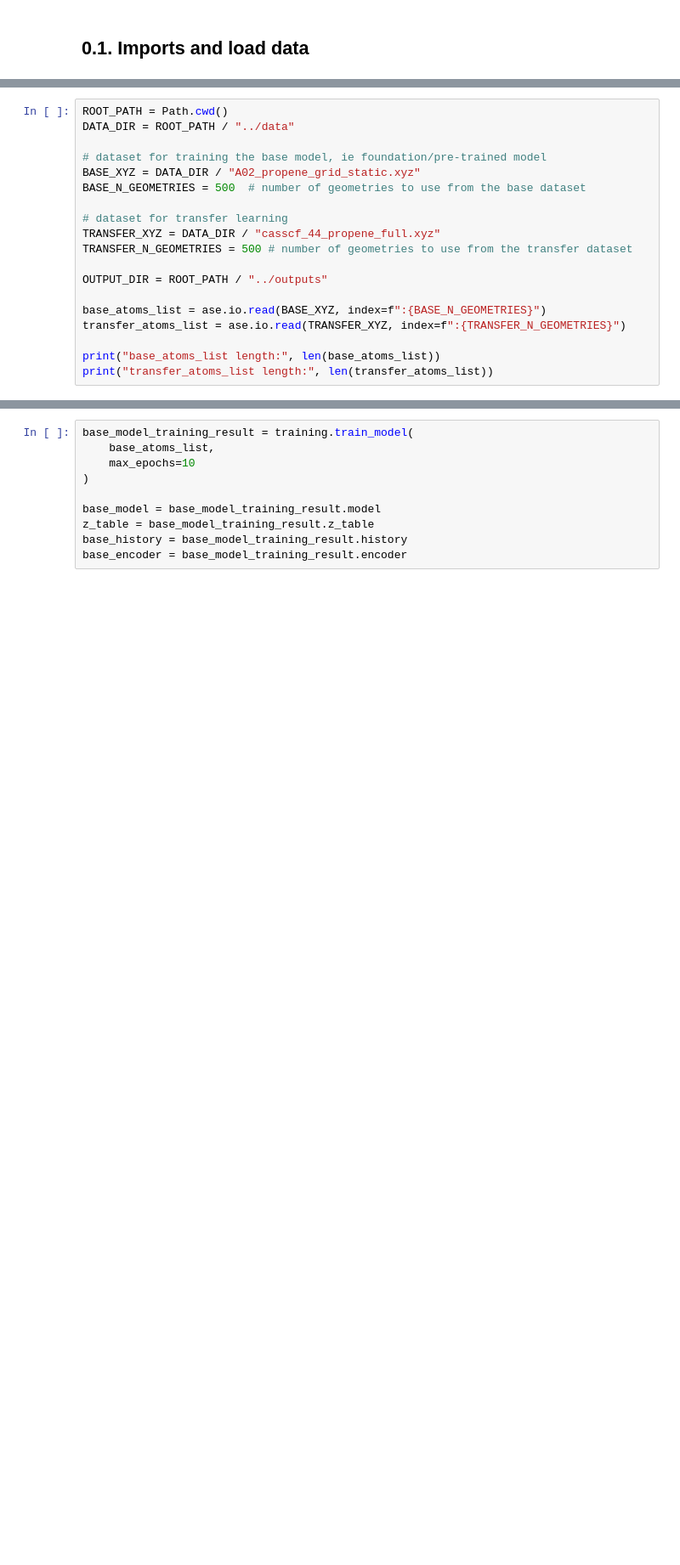
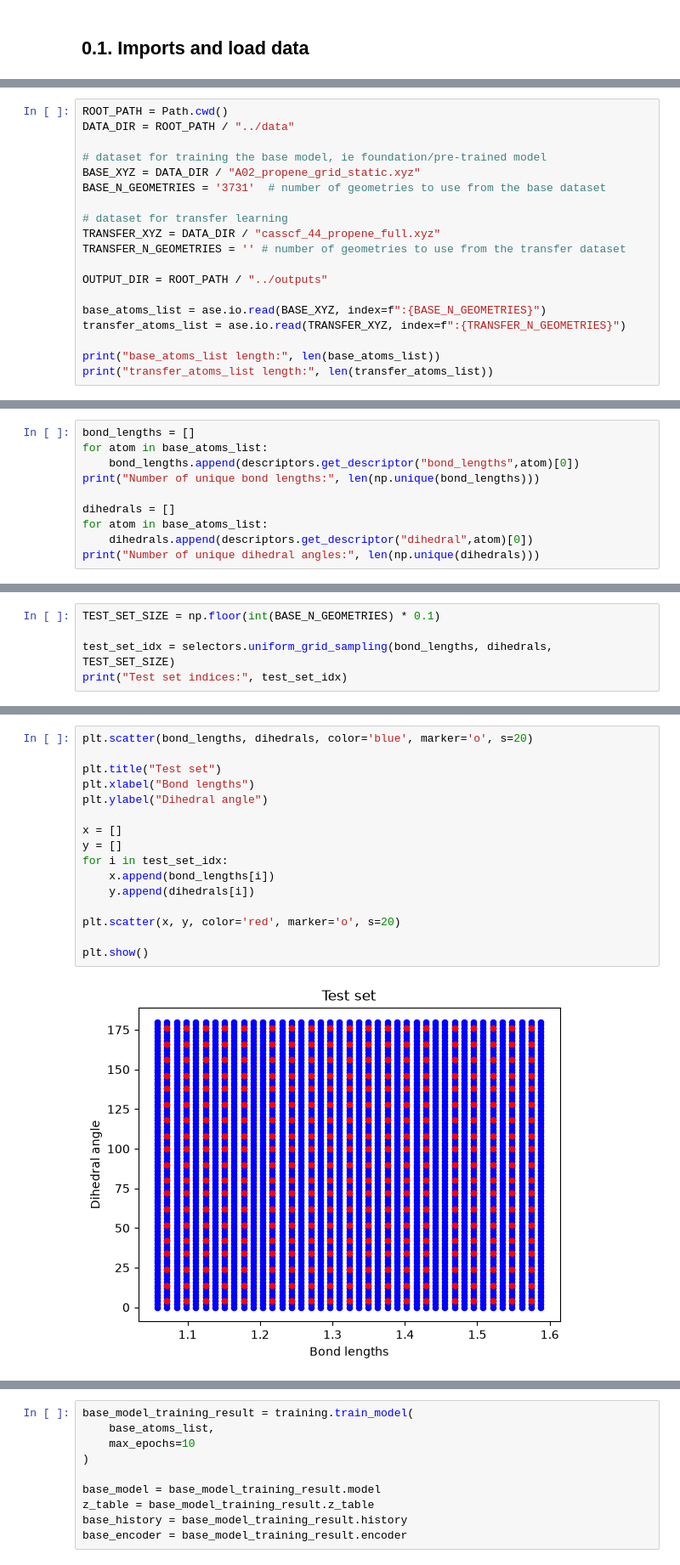
Before and after one commit to yoghurtfork/X-MACE-sampling, a Jupyter notebook: notebooks/sampling.ipynb, the cells around one changed output, grey strips where cells are left out. Shown at 85% size. Cells and saved outputs as stored; diff of their text form; blank space fills up the shorter version.

Commit message:
Test set with uniform grid sampling

```diff
--- a/notebooks/sampling.ipynb
+++ b/notebooks/sampling.ipynb
@@ -29,11 +30,11 @@ DATA_DIR = ROOT_PATH / "../data"
 
 # dataset for training the base model, ie foundation/pre-trained model
 BASE_XYZ = DATA_DIR / "A02_propene_grid_static.xyz"
-BASE_N_GEOMETRIES = 500  # number of geometries to use from the base dataset
+BASE_N_GEOMETRIES = '3731'  # number of geometries to use from the base dataset
 
 # dataset for transfer learning
 TRANSFER_XYZ = DATA_DIR / "casscf_44_propene_full.xyz"
-TRANSFER_N_GEOMETRIES = 500 # number of geometries to use from the transfer dataset
+TRANSFER_N_GEOMETRIES = '' # number of geometries to use from the transfer dataset
 
 OUTPUT_DIR = ROOT_PATH / "../outputs"
 
@@ -47,0 +51,10 @@ transfer_atoms_list length: 500
+# %%
+bond_lengths = []
+for atom in base_atoms_list:
+    bond_lengths.append(descriptors.get_descriptor("bond_lengths",atom)[0])
+print("Number of unique bond lengths:", len(np.unique(bond_lengths)))
+
+dihedrals = []
+for atom in base_atoms_list:
+    dihedrals.append(descriptors.get_descriptor("dihedral",atom)[0])
+print("Number of unique dihedral angles:", len(np.unique(dihedrals)))
@@ -47,0 +64,5 @@ transfer_atoms_list length: 500
+# %%
+TEST_SET_SIZE = np.floor(int(BASE_N_GEOMETRIES) * 0.1)
+
+test_set_idx = selectors.uniform_grid_sampling(bond_lengths, dihedrals, TEST_SET_SIZE)
+print("Test set indices:", test_set_idx)
@@ -48 +88,19 @@ transfer_atoms_list length: 500
+# %%
+plt.scatter(bond_lengths, dihedrals, color='blue', marker='o', s=20)
+
+plt.title("Test set")
+plt.xlabel("Bond lengths")
+plt.ylabel("Dihedral angle")
+
+x = []
+y = []
+for i in test_set_idx:
+    x.append(bond_lengths[i])
+    y.append(dihedrals[i])
+
+plt.scatter(x, y, color='red', marker='o', s=20)
+
+plt.show()
+# %% [output]
+[figure, added]
 # %% [markdown]
```
Also changed, not shown: parts of 7 cells of this notebook, 1 other file.
